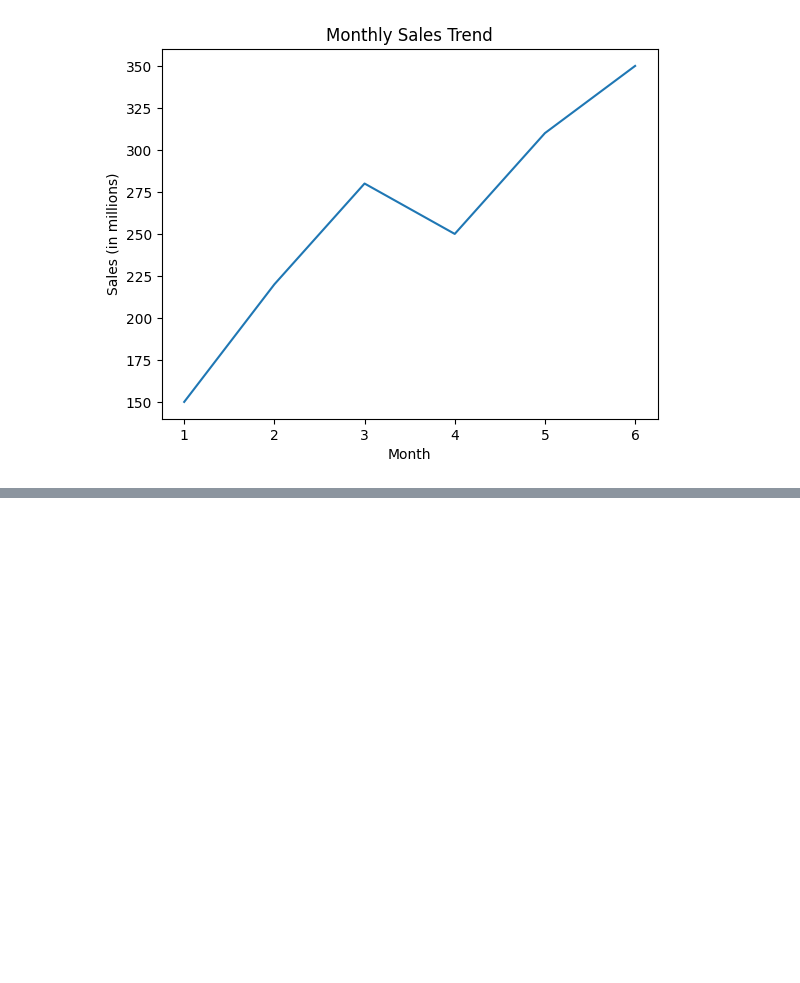
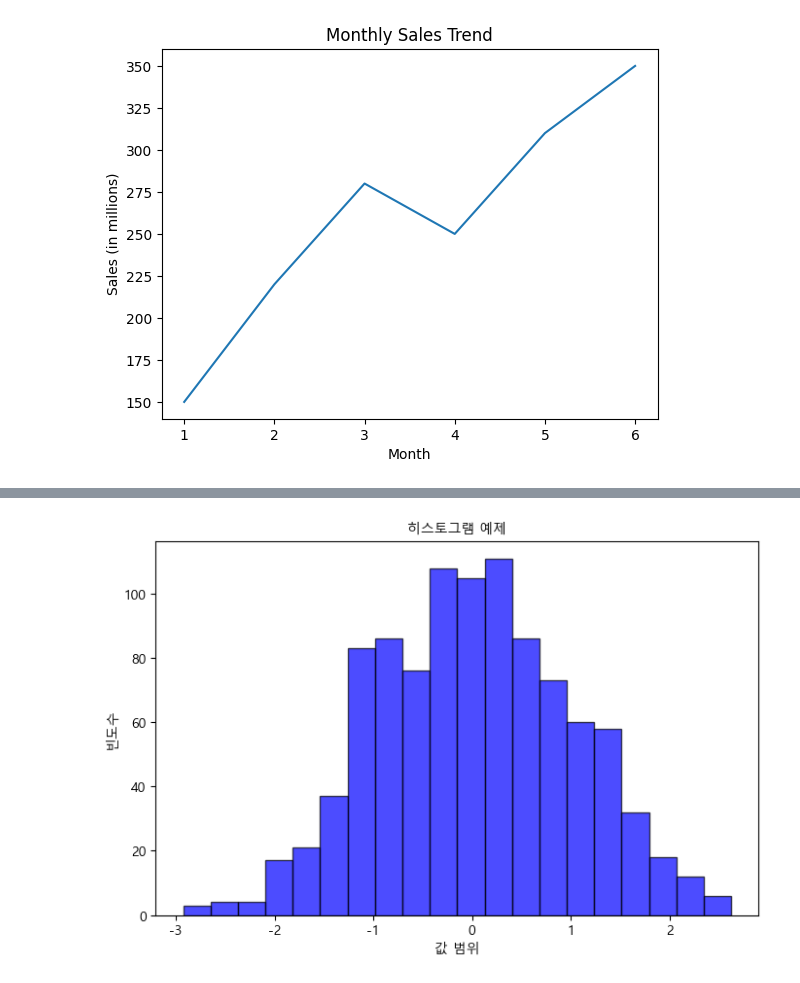
Before and after one commit to reokkamy/Phtyon-Basic-250901-k6, a Jupyter notebook: ch7/matplotlib_test.ipynb, the cells around one changed output, grey strips where cells are left out. Cells and saved outputs as stored; diff of their text form; code cells hidden in the pictures; blank space fills up the shorter version.

```diff
--- a/ch7/matplotlib_test.ipynb
+++ b/ch7/matplotlib_test.ipynb
@@ -58,0 +171,46 @@ plt.show()
+# %%
+#예시 4
+# ③ 히스토그램 (Histogram)
+# 데이터의 분포를 확인하는 데 사용됩니다.
+# 히스토그램(Histogram)은
+# 연속된 숫자 데이터의 분포를 시각적으로 표현하는 막대그래프의 한 종류입니다.
+# 📊 특정 데이터가 어떤 구간에 얼마나 많이 분포하는지(빈도수)를
+# 한눈에 파악할 수 있게 해줍니다.
+
+# 예를 들어,
+# 우리 반 학생들의 키 데이터를 가지고 있다면,
+# "160cm에서 165cm 사이인 학생은 몇 명인가?"와
+# 같은 질문에 대한 답을 시각적으로 보여주는 데 매우 유용합니다.
+
+import numpy as np
+
+# 3. 히스토그램
+data = np.random.randn(1000)
+plt.figure(figsize=(8, 5))
+
+plt.hist(data, bins=20, color="blue", alpha=0.7, edgecolor="black")
+
+plt.xlabel("값 범위", fontproperties=font_prop)
+plt.ylabel("빈도수", fontproperties=font_prop)
+plt.title("히스토그램 예제", fontproperties=font_prop)
+plt.show()
+
+# 주요 옵션
+#
+# bins=20 → 구간 개수 설정
+# edgecolor="black" → 막대 테두리 색상
+#
+# 📌 추가 옵션
+#
+# density=True → 확률 밀도 함수로 변환
+# cumulative=True → 누적 분포 표시
+# log=True → Y축 로그 스케일 적용
+# rwidth=0.9 → 막대 간 간격 조절
+# plt.axvline(x=np.mean(data), color='r', linestyle='--') → 평균선 추가
+# plt.axvline(x=np.median(data), color='g', linestyle='-.') → 중앙값 표시
+# plt.xticks(range(-3, 4)) → X축 범주 설정
+# plt.grid(axis='y', linestyle='--', alpha=0.5) → Y축에만 점선 그리드 추가
+# plt.hist(data, bins=30, histtype='step', color='black') → 윤곽선 스타일 히스토그램
+# plt.fill_between(hist_x, hist_y, color='blue', alpha=0.3) → 영역 색상 채우기
+# %% [output]
+[figure, added]
```
Also changed, not shown: parts of 8 cells of this notebook.
